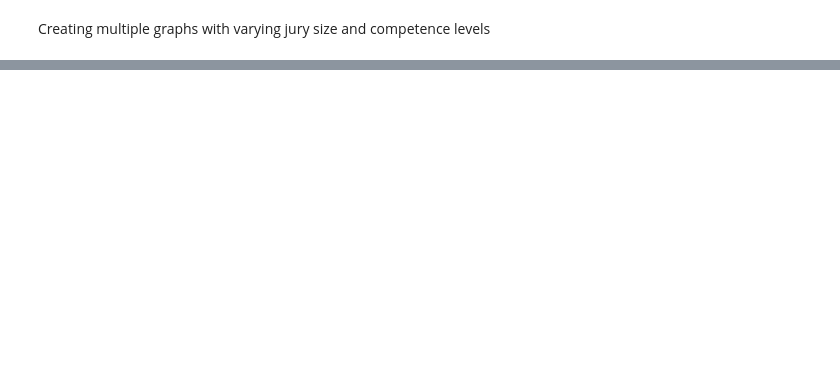
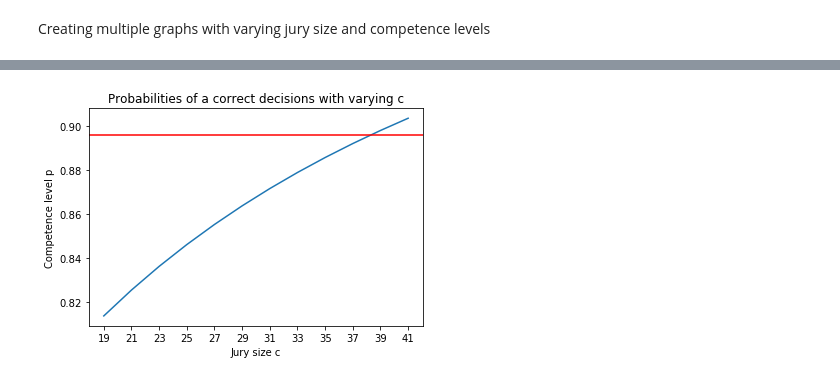
Before and after one commit to rusane/natural-computing, a Jupyter notebook: A5 - Ensemble Learning/Ensemble Learning - Assignment 5.ipynb, the cells around one changed output, grey strips where cells are left out. Saved outputs shown, nothing was run; the diff lists cells and outputs as text; code cells hidden in the pictures; blank space fills up the shorter version.

```diff
--- a/A5 - Ensemble Learning/Ensemble Learning - Assignment 5.ipynb
+++ b/A5 - Ensemble Learning/Ensemble Learning - Assignment 5.ipynb
@@ -83,3 +86,30 @@ def graphCorrectDecision(minSize, maxSize, stepSize, minP, maxP, stepP):
+# %%
+def graphSizeCorrectDecision(minC, maxC, stepC, p, hlineY = None):
+    Cs = range(minC, maxC + stepC, stepC)
+    probs = np.empty([len(Cs), 1])
+    for i in range(0,len(Cs)):
+            probs[i] = PcorrectMajority(Cs[i], p)
+    plt.plot(Cs, probs)
+    plt.xlabel('Jury size c')
+    plt.xticks(Cs)
+    plt.ylabel('Competence level p')
+    plt.title("Probabilities of a correct decisions with varying c")
+    if hlineY is not None:
+        plt.axhline(y=hlineY, color='r', linestyle='-')
+    # plt.savefig('ex1d.png')
+    plt.show()
+
+def graphCompetenceCorrectDecision(minP, maxP, stepP, c):
+    Ps = np.arange(minP, maxP + stepP, stepP)
+    probs = np.empty([len(Ps), 1])
+    for i in range(0,len(Ps)):
+            probs[i] = PcorrectMajority(c, Ps[i])
+    plt.plot(Ps, probs)
+    plt.xlabel('Competence level p')
+    plt.ylabel('Jury size c')
+    plt.title("Probabilities of a correct decisions with varying p")
+    # plt.savefig('ex1d.png')
+    plt.show()
 # %% [markdown]
 Creating multiple graphs with varying jury size and competence levels
 # %%
@@ -88,0 +132,4 @@ graphCorrectDecision(3, 21, 2, 0.1, 0.9, 0.1)
+# %%
+graphSizeCorrectDecision(19, 41, 2, 0.6, PcorrectMajority(3, 0.8))
+# %% [output]
+[figure, added]
```
Also changed, not shown: parts of 9 cells of this notebook, 2 other files.
